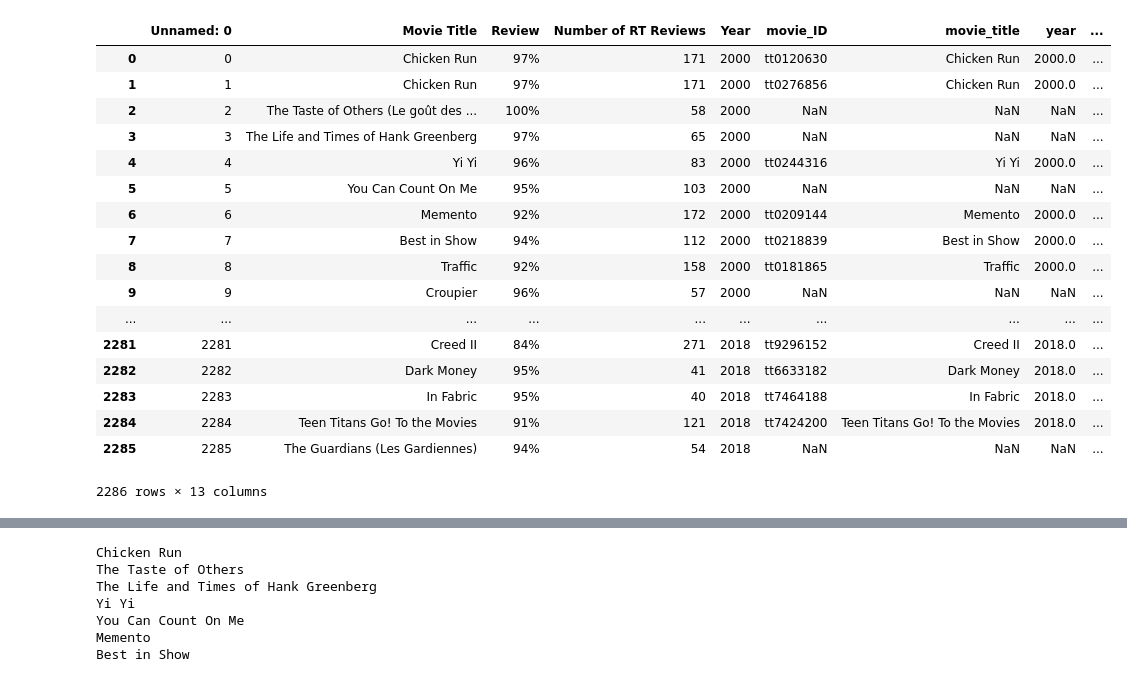
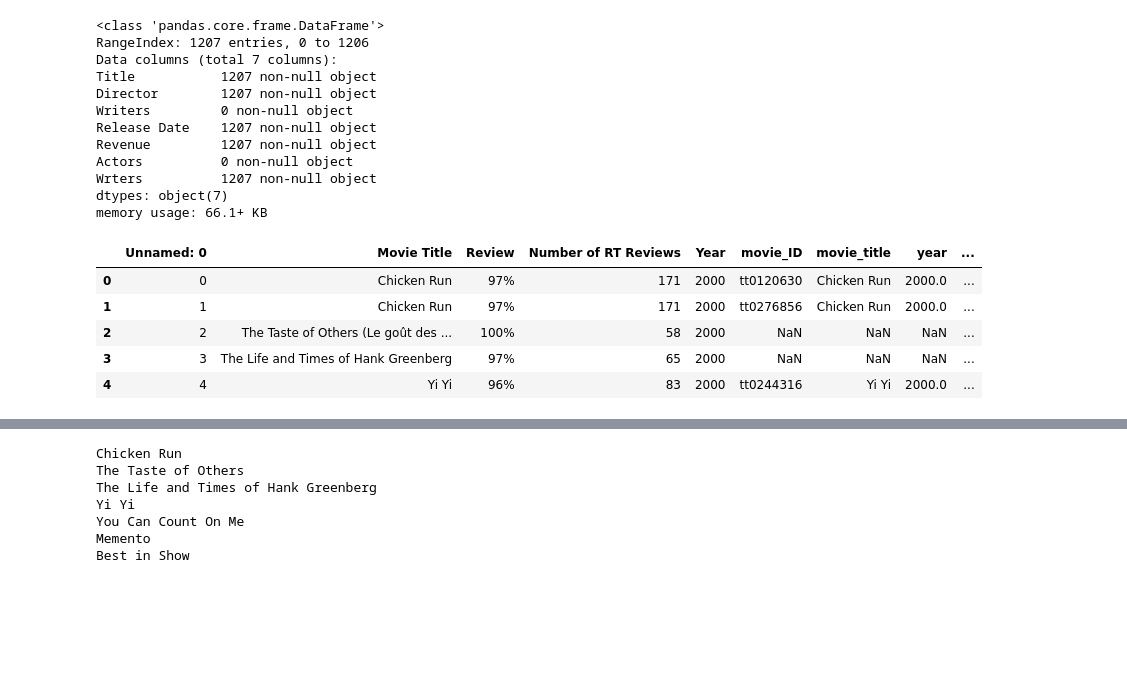
Before and after one commit to lasoya/Mod1_Project, a Jupyter notebook: RT_Scraping.ipynb, the cells around one changed output, grey strips where cells are left out. Cells and saved outputs as stored; diff of their text form; code cells hidden in the pictures; blank space fills up the shorter version.

```diff
--- a/RT_Scraping.ipynb
+++ b/RT_Scraping.ipynb
@@ -132,0 +159,15 @@ amy_df = pd.read_csv('imdb_RT.csv')
+# %%
+df.info()
+# %% [output]
+<class 'pandas.core.frame.DataFrame'>
+RangeIndex: 1207 entries, 0 to 1206
+Data columns (total 7 columns):
+Title           1207 non-null object
+Director        1207 non-null object
+Writers         0 non-null object
+Release Date    1207 non-null object
+Revenue         1207 non-null object
+Actors          0 non-null object
+Wrters          1207 non-null object
+dtypes: object(7)
+memory usage: 66.1+ KB
@@ -133,22 +177,10 @@ amy_df = pd.read_csv('imdb_RT.csv')
 # %%
-amy_df
+amy_df.head()
 # %% [output]
 |  | Unnamed: 0 | Movie Title | Review | Number of RT Reviews | Year | movie_ID | movie_title | year | ... |
 | 0 | 0 | Chicken Run | 97% | 171 | 2000 | tt0120630 | Chicken Run | 2000.0 | ... |
 | 1 | 1 | Chicken Run | 97% | 171 | 2000 | tt0276856 | Chicken Run | 2000.0 | ... |
 | 2 | 2 | The Taste of Others (Le goût des ... | 100% | 58 | 2000 | NaN | NaN | NaN | ... |
 | 3 | 3 | The Life and Times of Hank Greenberg | 97% | 65 | 2000 | NaN | NaN | NaN | ... |
 | 4 | 4 | Yi Yi | 96% | 83 | 2000 | tt0244316 | Yi Yi | 2000.0 | ... |
-| 5 | 5 | You Can Count On Me | 95% | 103 | 2000 | NaN | NaN | NaN | ... |
-| 6 | 6 | Memento | 92% | 172 | 2000 | tt0209144 | Memento | 2000.0 | ... |
-| 7 | 7 | Best in Show | 94% | 112 | 2000 | tt0218839 | Best in Show | 2000.0 | ... |
-| 8 | 8 | Traffic | 92% | 158 | 2000 | tt0181865 | Traffic | 2000.0 | ... |
-| 9 | 9 | Croupier | 96% | 57 | 2000 | NaN | NaN | NaN | ... |
-| ... | ... | ... | ... | ... | ... | ... | ... | ... | ... |
-| 2281 | 2281 | Creed II | 84% | 271 | 2018 | tt9296152 | Creed II | 2018.0 | ... |
-| 2282 | 2282 | Dark Money | 95% | 41 | 2018 | tt6633182 | Dark Money | 2018.0 | ... |
-| 2283 | 2283 | In Fabric | 95% | 40 | 2018 | tt7464188 | In Fabric | 2018.0 | ... |
-| 2284 | 2284 | Teen Titans Go! To the Movies | 91% | 121 | 2018 | tt7424200 | Teen Titans Go! To the Movies | 2018.0 | ... |
-| 2285 | 2285 | The Guardians (Les Gardiennes) | 94% | 54 | 2018 | NaN | NaN | NaN | ... |
-2286 rows × 13 columns
 # %%
```
Also changed, not shown: parts of 26 cells of this notebook.
